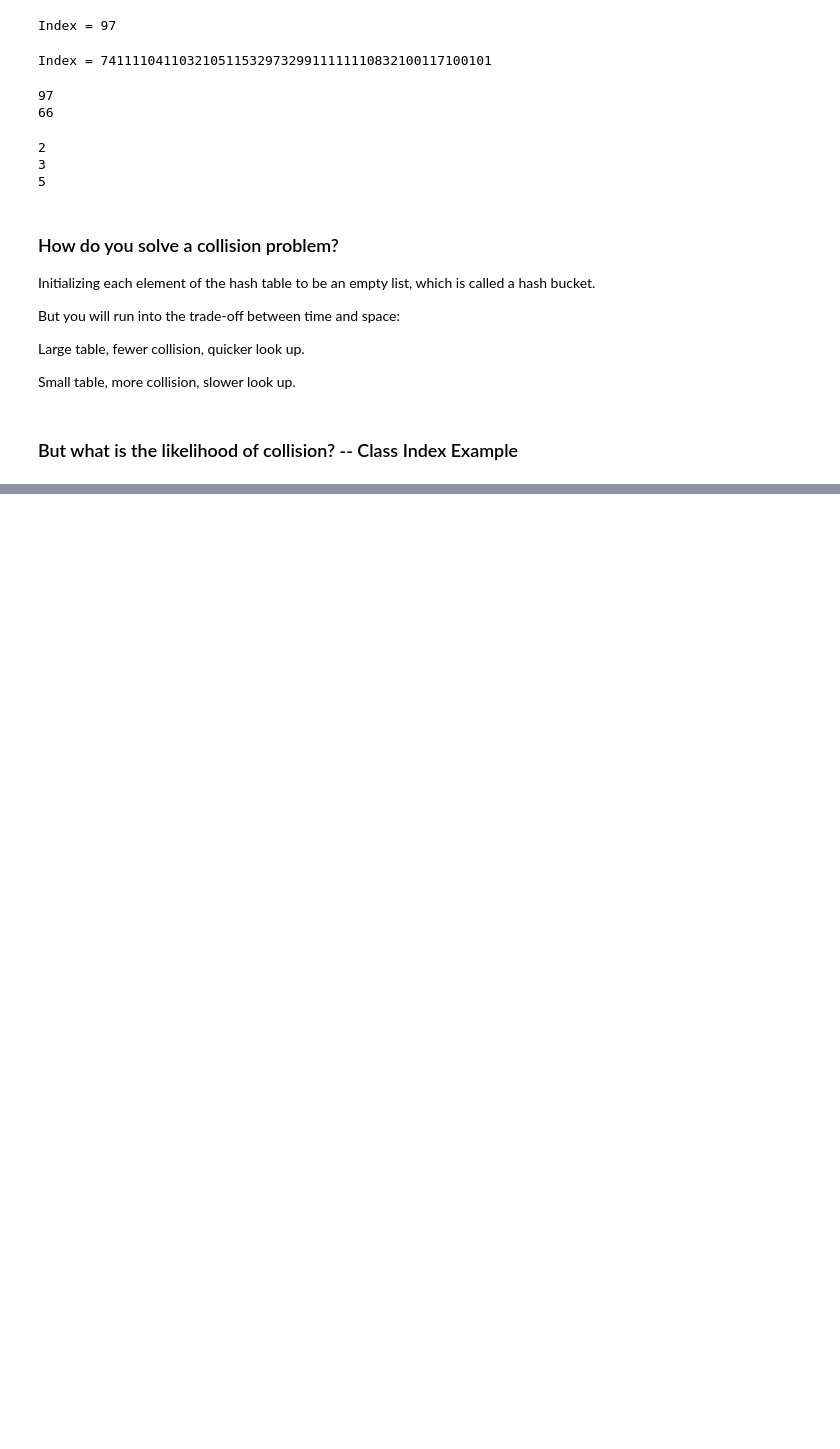
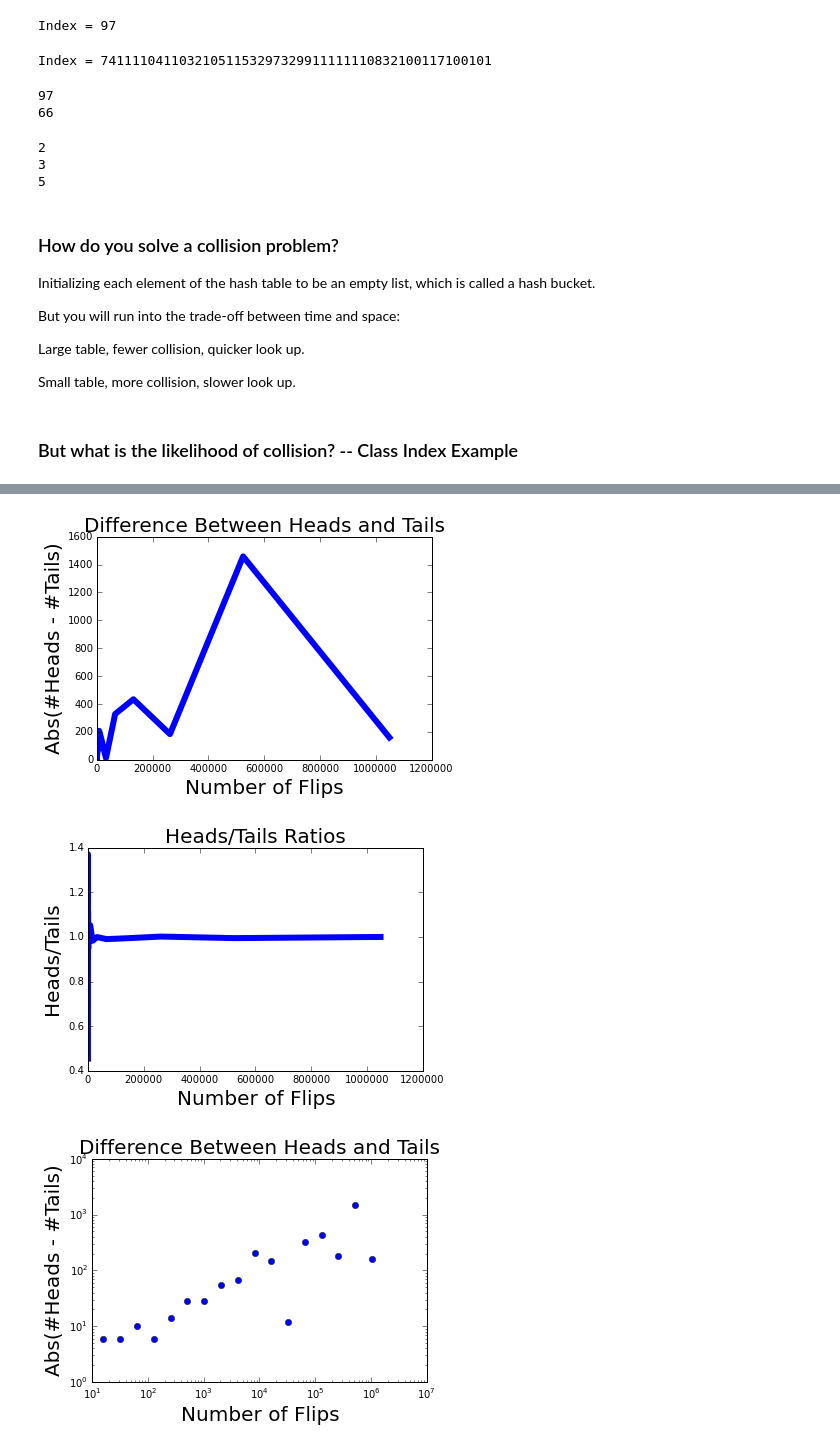
Before and after one commit to AaronRanAn/MIT_Computational_Thinking_and_Data_Science, a Jupyter notebook: Week 2/Week 2_Lec Note.ipynb, the cells around one changed output, grey strips where cells are left out. Drawn from its saved outputs; the diff is of its cells as text; code cells hidden in the pictures; blank space fills up the shorter version.

```diff
--- a/Week 2/Week 2_Lec Note.ipynb
+++ b/Week 2/Week 2_Lec Note.ipynb
@@ -168,0 +312,8 @@ class intDict(object):
+# %%
+random.seed(0)
+flipPlot(4, 20)
+pylab.show()
+# %% [output]
+[figure, added]
+[figure, added]
+[figure, added]
```
Also changed, not shown: parts of 19 cells of this notebook.
